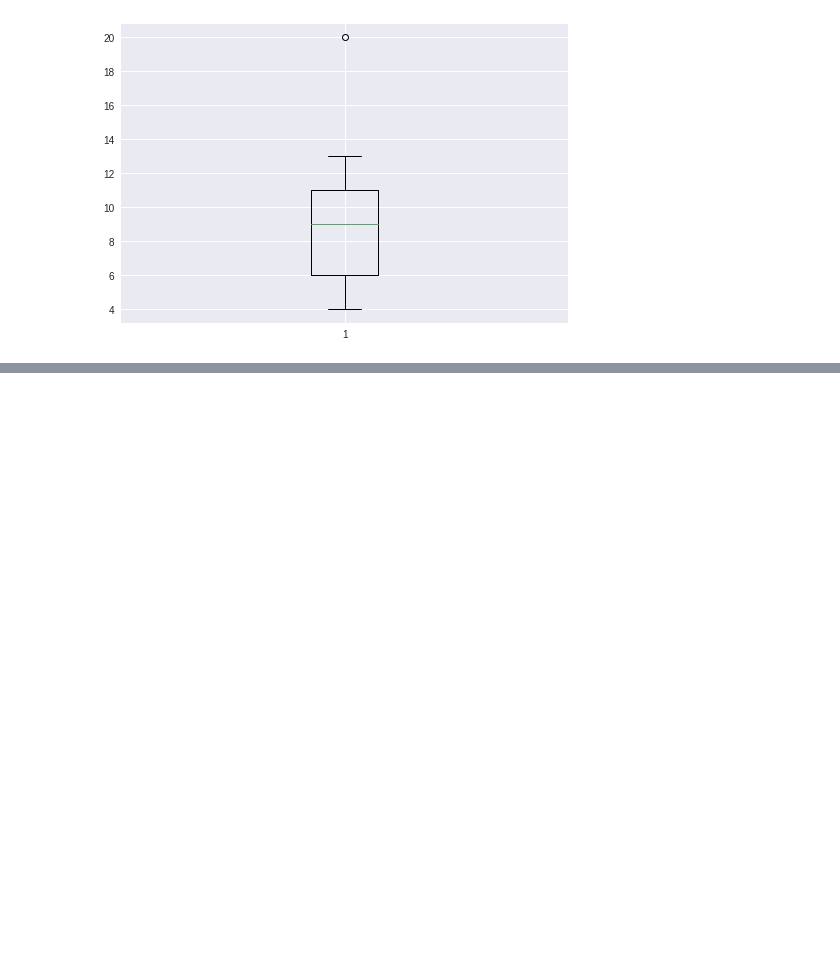
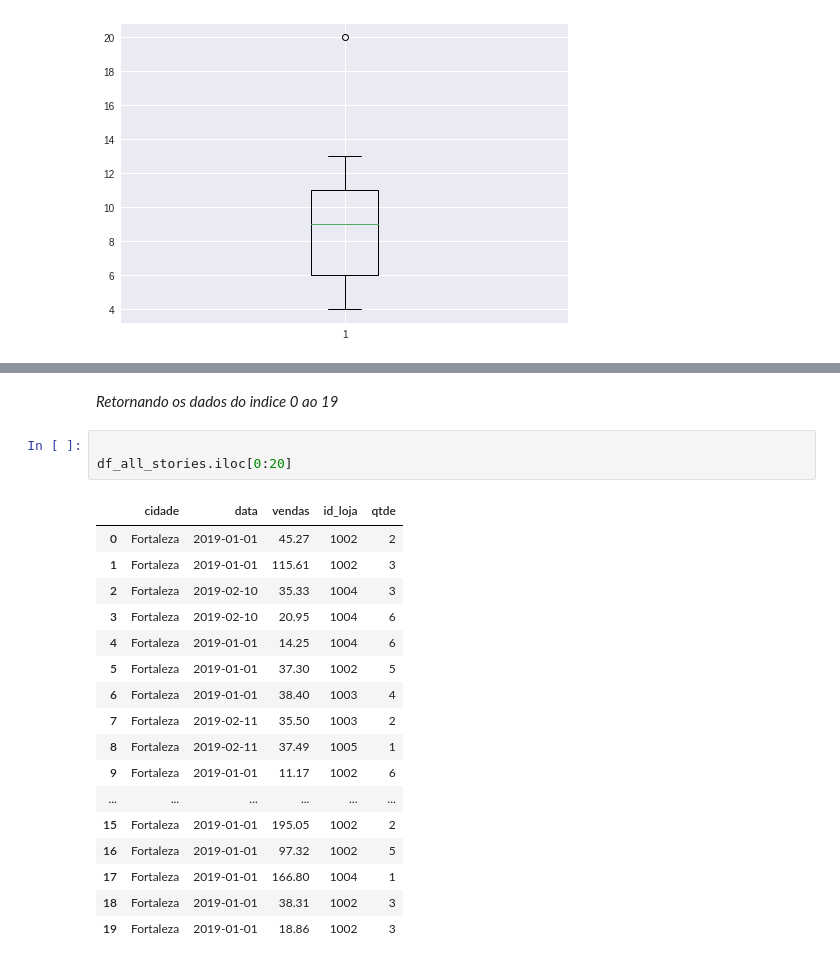
Before and after one commit to devAquino/An-lise-de-dados-com-Python-e-Pandas, a Jupyter notebook: Análise_de_dados_com_Python_e_Pandas.ipynb, the cells around one changed output, grey strips where cells are left out. Saved outputs shown, nothing was run; the diff lists cells and outputs as text; blank space fills up the shorter version.

```diff
--- a/Análise_de_dados_com_Python_e_Pandas.ipynb
+++ b/Análise_de_dados_com_Python_e_Pandas.ipynb
@@ -308,0 +439,23 @@ plt.boxplot(df.tempo_envio);
+# %% [markdown]
+*Retornando os dados do indice 0 ao 19*
+# %%
+
+df_all_stories.iloc[0:20]
+# %% [output]
+|  | cidade | data | vendas | id_loja | qtde |
+| 0 | Fortaleza | 2019-01-01 | 45.27 | 1002 | 2 |
+| 1 | Fortaleza | 2019-01-01 | 115.61 | 1002 | 3 |
+| 2 | Fortaleza | 2019-02-10 | 35.33 | 1004 | 3 |
+| 3 | Fortaleza | 2019-02-10 | 20.95 | 1004 | 6 |
+| 4 | Fortaleza | 2019-01-01 | 14.25 | 1004 | 6 |
+| 5 | Fortaleza | 2019-01-01 | 37.30 | 1002 | 5 |
+| 6 | Fortaleza | 2019-01-01 | 38.40 | 1003 | 4 |
+| 7 | Fortaleza | 2019-02-11 | 35.50 | 1003 | 2 |
+| 8 | Fortaleza | 2019-02-11 | 37.49 | 1005 | 1 |
+| 9 | Fortaleza | 2019-01-01 | 11.17 | 1002 | 6 |
+| ... | ... | ... | ... | ... | ... |
+| 15 | Fortaleza | 2019-01-01 | 195.05 | 1002 | 2 |
+| 16 | Fortaleza | 2019-01-01 | 97.32 | 1002 | 5 |
+| 17 | Fortaleza | 2019-01-01 | 166.80 | 1004 | 1 |
+| 18 | Fortaleza | 2019-01-01 | 38.31 | 1002 | 3 |
+| 19 | Fortaleza | 2019-01-01 | 18.86 | 1002 | 3 |
```
Also changed, not shown: parts of 28 cells of this notebook.
